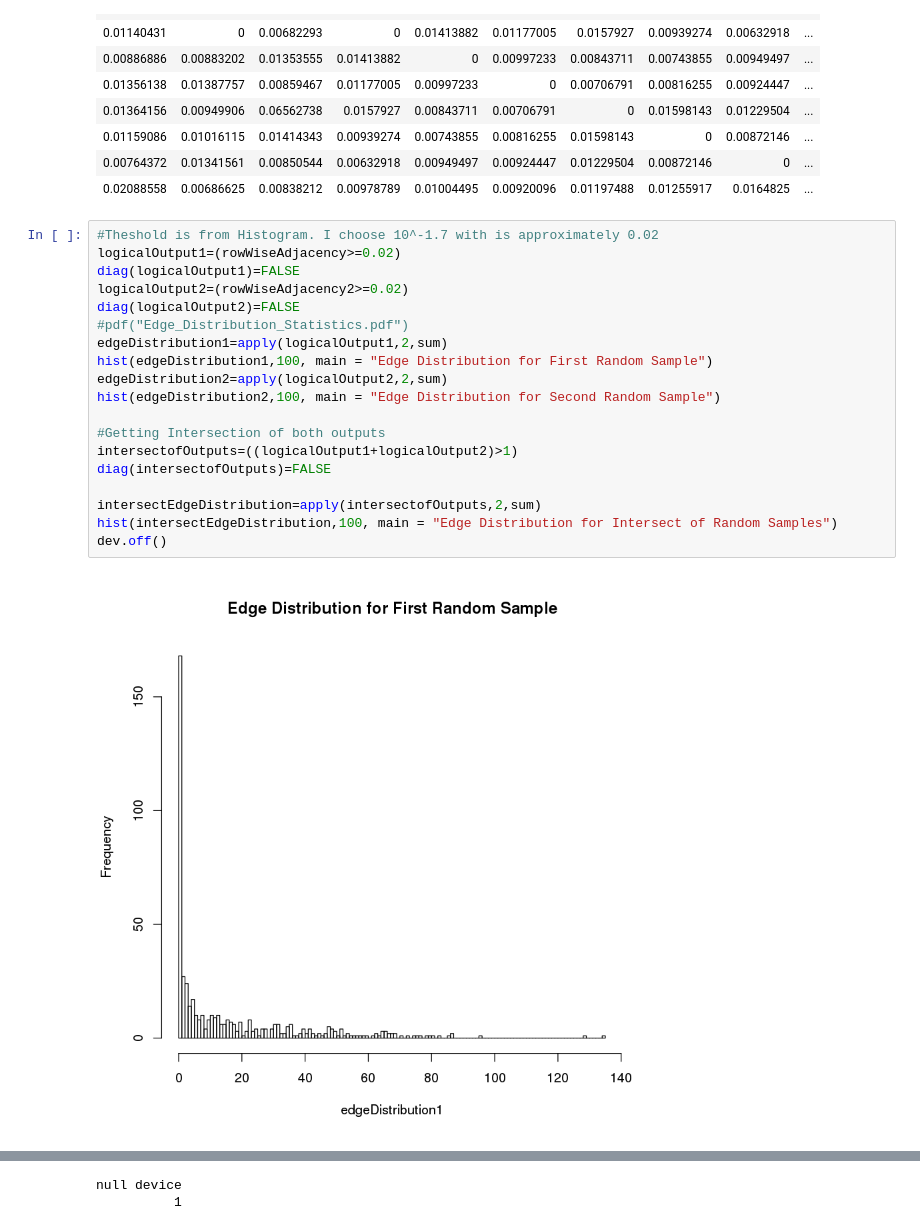
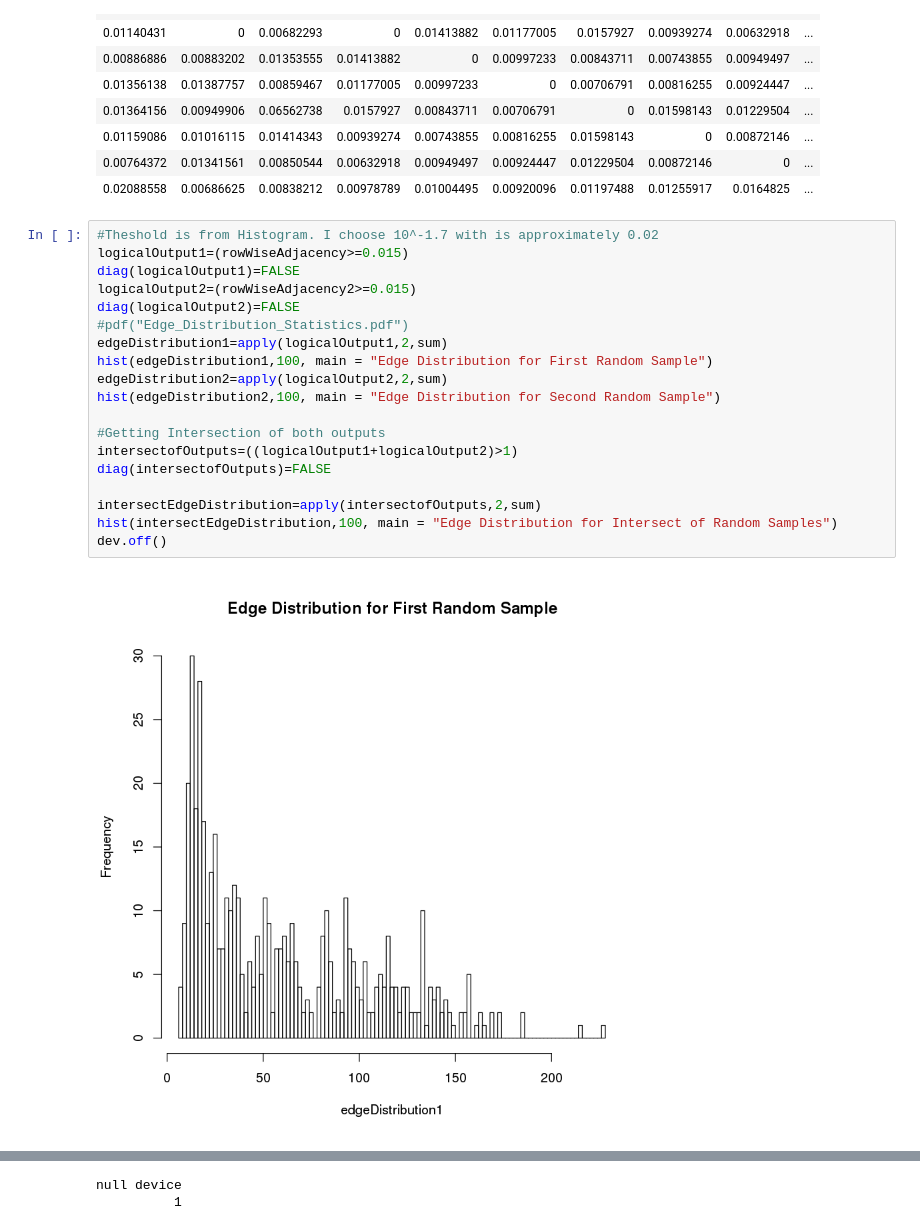
Before and after one commit to kanishkasthana/humanNeuronProject, a Jupyter notebook: analyseAdjacencyMatrix.ipynb, the cells around one changed output, grey strips where cells are left out. Drawn from its saved outputs; the diff is of its cells as text.

Commit message:
Seeing what happens to the intersect and the adjacency matrix with a higher cutoff. Still get slightly less then 50 % as a cutoff.

```diff
--- a/analyseAdjacencyMatrix.ipynb
+++ b/analyseAdjacencyMatrix.ipynb
@@ -142,22 +142,22 @@ rowWiseAdjacency2[1:10,1:10]
 | 0.02088558 | 0.00686625 | 0.00838212 | 0.00978789 | 0.01004495 | 0.00920096 | 0.01197488 | 0.01255917 | 0.0164825 | ... |
 # %%
 #Theshold is from Histogram. I choose 10^-1.7 with is approximately 0.02
-logicalOutput1=(rowWiseAdjacency>=0.02)
+logicalOutput1=(rowWiseAdjacency>=0.015)
 diag(logicalOutput1)=FALSE
-logicalOutput2=(rowWiseAdjacency2>=0.02)
+logicalOutput2=(rowWiseAdjacency2>=0.015)
 diag(logicalOutput2)=FALSE
 #pdf("Edge_Distribution_Statistics.pdf")
 edgeDistribution1=apply(logicalOutput1,2,sum)
 hist(edgeDistribution1,100, main = "Edge Distribution for First Random Sample")
 edgeDistribution2=apply(logicalOutput2,2,sum)
 hist(edgeDistribution2,100, main = "Edge Distribution for Second Random Sample")
 
 #Getting Intersection of both outputs
 intersectofOutputs=((logicalOutput1+logicalOutput2)>1)
 diag(intersectofOutputs)=FALSE
 
 intersectEdgeDistribution=apply(intersectofOutputs,2,sum)
 hist(intersectEdgeDistribution,100, main = "Edge Distribution for Intersect of Random Samples")
 dev.off()
 # %% [output]
-[figure, old version]
+[figure, new version]
```
Also changed, not shown: parts of 2 cells of this notebook.
